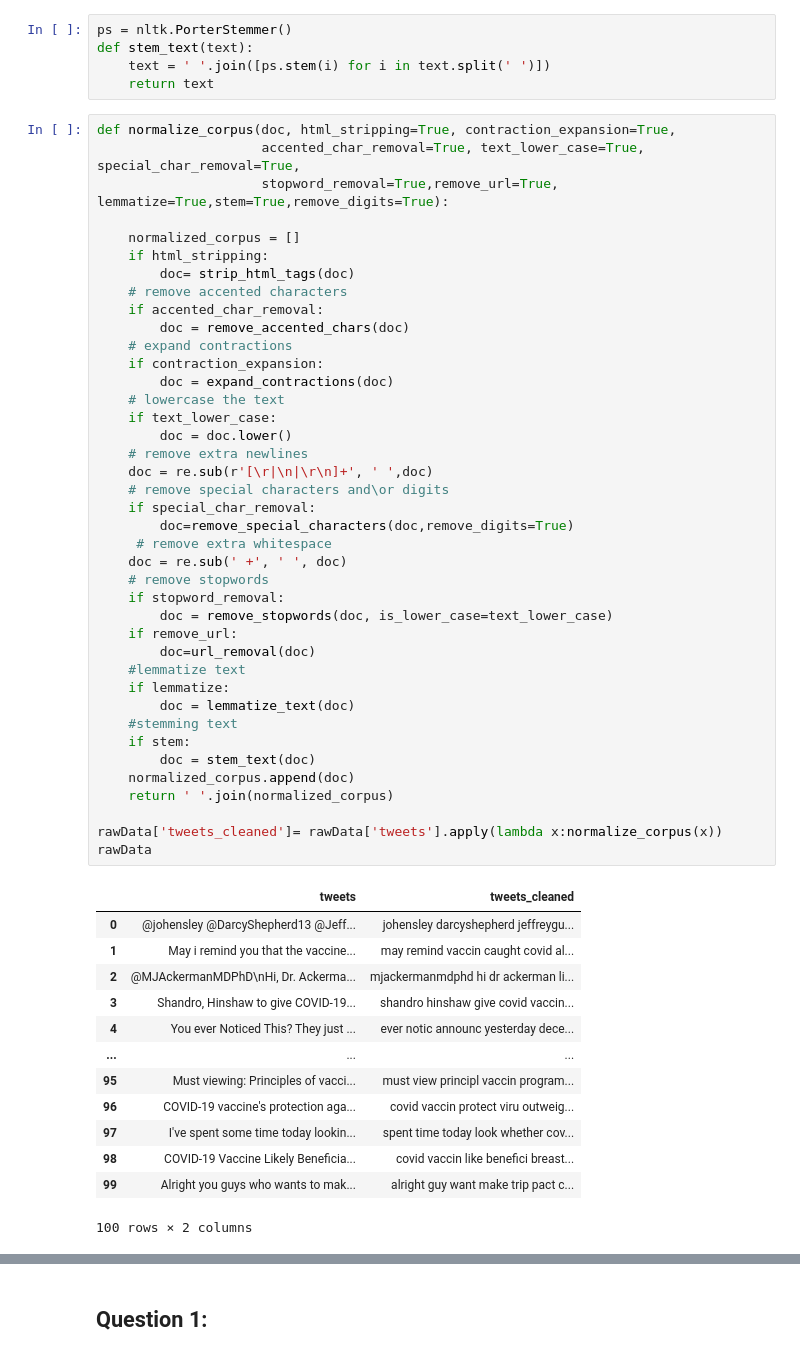
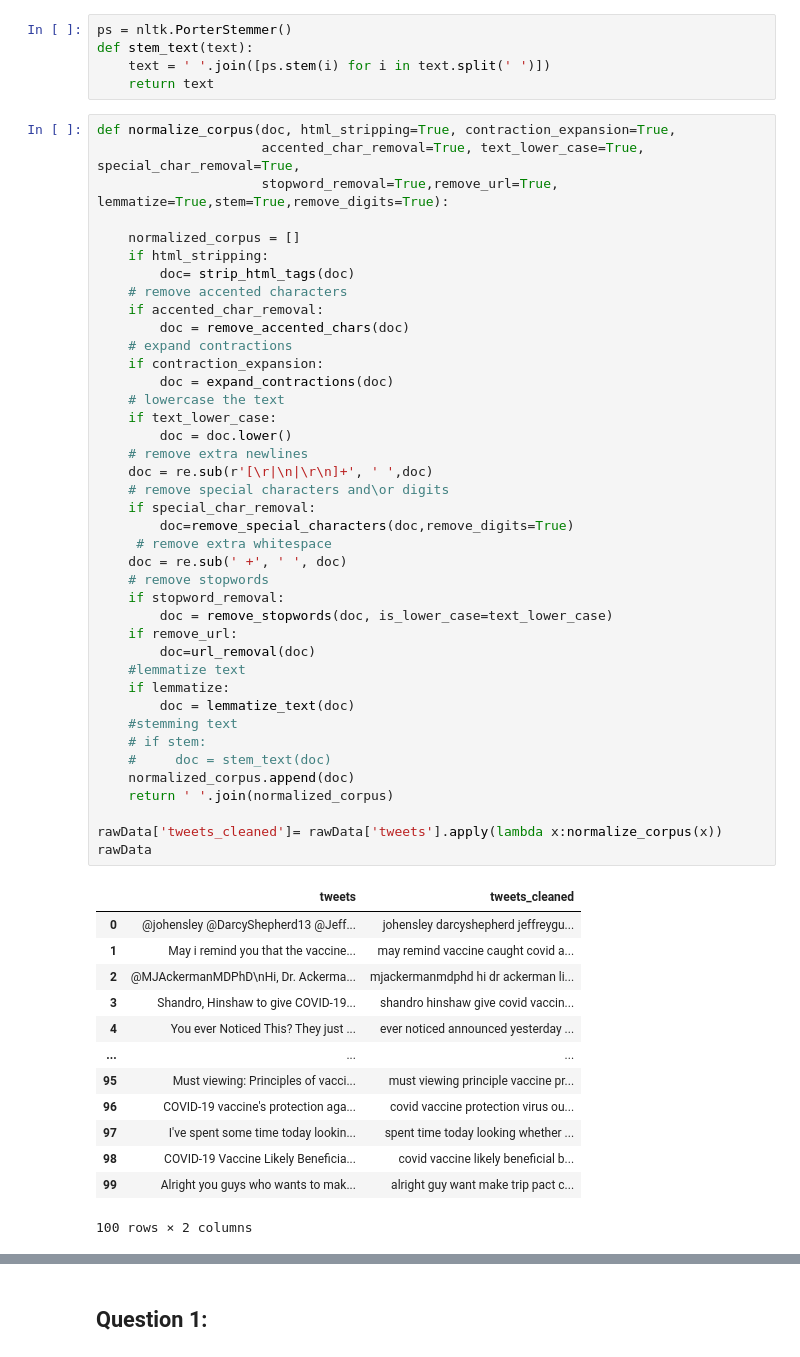
Before and after one commit to narayanacharyuluchitroju/NLP, a Jupyter notebook: Assignment1.ipynb, the cells around one changed output, grey strips where cells are left out. Drawn from its saved outputs; the diff is of its cells as text.

```diff
--- a/Assignment1.ipynb
+++ b/Assignment1.ipynb
@@ -142,44 +142,44 @@ def normalize_corpus(doc, html_stripping=True, contraction_expansion=True,
     # expand contractions
     if contraction_expansion:
         doc = expand_contractions(doc)
     # lowercase the text
     if text_lower_case:
         doc = doc.lower()
     # remove extra newlines
     doc = re.sub(r'[\r|\n|\r\n]+', ' ',doc)
     # remove special characters and\or digits
     if special_char_removal:
         doc=remove_special_characters(doc,remove_digits=True)
      # remove extra whitespace
     doc = re.sub(' +', ' ', doc)
     # remove stopwords
     if stopword_removal:
         doc = remove_stopwords(doc, is_lower_case=text_lower_case)
     if remove_url:
         doc=url_removal(doc)
     #lemmatize text
     if lemmatize:
         doc = lemmatize_text(doc)
     #stemming text
-    if stem:
-        doc = stem_text(doc)
+    # if stem:
+    #     doc = stem_text(doc)
     normalized_corpus.append(doc)
     return ' '.join(normalized_corpus)
 
 rawData['tweets_cleaned']= rawData['tweets'].apply(lambda x:normalize_corpus(x))
 rawData
 # %% [output]
 |  | tweets | tweets_cleaned |
 | 0 | @johensley @DarcyShepherd13 @Jeff... | johensley darcyshepherd jeffreygu... |
-| 1 | May i remind you that the vaccine... | may remind vaccin caught covid al... |
+| 1 | May i remind you that the vaccine... | may remind vaccine caught covid a... |
 | 2 | @MJAckermanMDPhD\nHi, Dr. Ackerma... | mjackermanmdphd hi dr ackerman li... |
 | 3 | Shandro, Hinshaw to give COVID-19... | shandro hinshaw give covid vaccin... |
-| 4 | You ever Noticed This? They just ... | ever notic announc yesterday dece... |
+| 4 | You ever Noticed This? They just ... | ever noticed announced yesterday ... |
 | ... | ... | ... |
-| 95 | Must viewing: Principles of vacci... | must view principl vaccin program... |
-| 96 | COVID-19 vaccine's protection aga... | covid vaccin protect viru outweig... |
-| 97 | I've spent some time today lookin... | spent time today look whether cov... |
-| 98 | COVID-19 Vaccine Likely Beneficia... | covid vaccin like benefici breast... |
+| 95 | Must viewing: Principles of vacci... | must viewing principle vaccine pr... |
+| 96 | COVID-19 vaccine's protection aga... | covid vaccine protection virus ou... |
+| 97 | I've spent some time today lookin... | spent time today looking whether ... |
+| 98 | COVID-19 Vaccine Likely Beneficia... | covid vaccine likely beneficial b... |
 | 99 | Alright you guys who wants to mak... | alright guy want make trip pact c... |
 100 rows × 2 columns
 # %%
```
Also changed, not shown: parts of 12 cells of this notebook, 4 other files.
